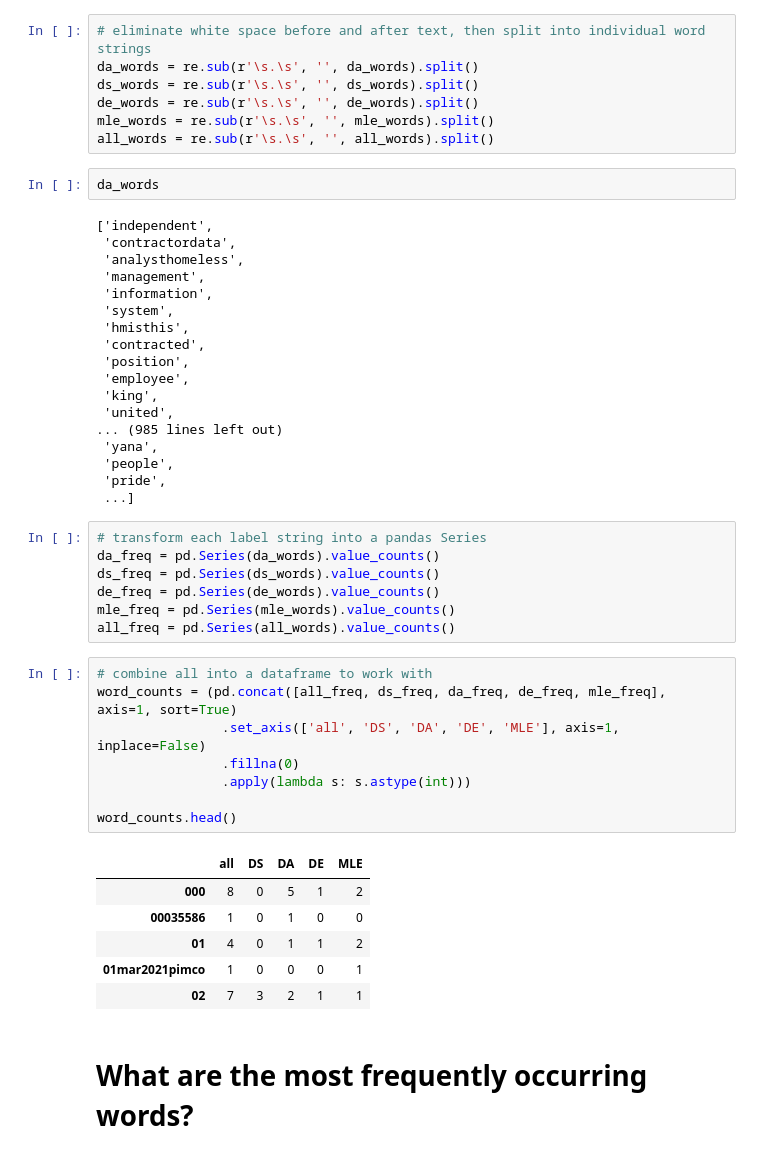
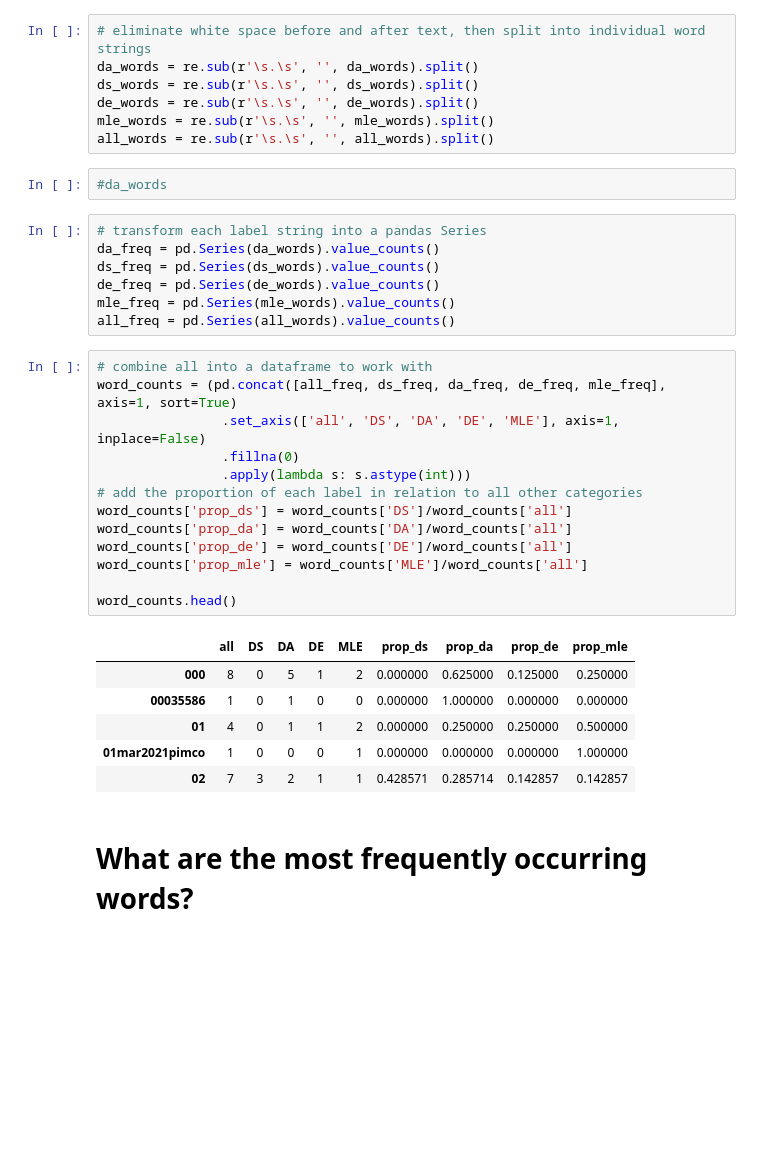
Before and after one commit to Brandon-Martinez27/data-job-resume-booster, a Jupyter notebook: explore.ipynb, the cells around one changed output. Cells and saved outputs as stored; diff of their text form; blank space fills up the shorter version.

```diff
--- a/explore.ipynb
+++ b/explore.ipynb
@@ -113,26 +113,8 @@ ds_words = re.sub(r'\s.\s', '', ds_words).split()
 de_words = re.sub(r'\s.\s', '', de_words).split()
 mle_words = re.sub(r'\s.\s', '', mle_words).split()
 all_words = re.sub(r'\s.\s', '', all_words).split()
-# %%
-da_words
-# %% [output]
-['independent',
- 'contractordata',
- 'analysthomeless',
- 'management',
- 'information',
- 'system',
- 'hmisthis',
- 'contracted',
- 'position',
- 'employee',
- 'king',
- 'united',
-... (985 lines left out)
- 'yana',
- 'people',
- 'pride',
- ...]
+# %%
+#da_words
 # %%
 # transform each label string into a pandas Series
 da_freq = pd.Series(da_words).value_counts()
@@ -143,18 +125,23 @@ all_freq = pd.Series(all_words).value_counts()
 # %%
 # combine all into a dataframe to work with
 word_counts = (pd.concat([all_freq, ds_freq, da_freq, de_freq, mle_freq], axis=1, sort=True)
                 .set_axis(['all', 'DS', 'DA', 'DE', 'MLE'], axis=1, inplace=False)
                 .fillna(0)
                 .apply(lambda s: s.astype(int)))
+# add the proportion of each label in relation to all other categories
+word_counts['prop_ds'] = word_counts['DS']/word_counts['all']
+word_counts['prop_da'] = word_counts['DA']/word_counts['all']
+word_counts['prop_de'] = word_counts['DE']/word_counts['all']
+word_counts['prop_mle'] = word_counts['MLE']/word_counts['all']
 
 word_counts.head()
 # %% [output]
-|  | all | DS | DA | DE | MLE |
-| 000 | 8 | 0 | 5 | 1 | 2 |
-| 00035586 | 1 | 0 | 1 | 0 | 0 |
-| 01 | 4 | 0 | 1 | 1 | 2 |
-| 01mar2021pimco | 1 | 0 | 0 | 0 | 1 |
-| 02 | 7 | 3 | 2 | 1 | 1 |
+|  | all | DS | DA | DE | MLE | prop_ds | prop_da | prop_de | prop_mle |
+| 000 | 8 | 0 | 5 | 1 | 2 | 0.000000 | 0.625000 | 0.125000 | 0.250000 |
+| 00035586 | 1 | 0 | 1 | 0 | 0 | 0.000000 | 1.000000 | 0.000000 | 0.000000 |
+| 01 | 4 | 0 | 1 | 1 | 2 | 0.000000 | 0.250000 | 0.250000 | 0.500000 |
+| 01mar2021pimco | 1 | 0 | 0 | 0 | 1 | 0.000000 | 0.000000 | 0.000000 | 1.000000 |
+| 02 | 7 | 3 | 2 | 1 | 1 | 0.428571 | 0.285714 | 0.142857 | 0.142857 |
 # %% [markdown]
 # What are the most frequently occurring words?
 # %%
```
Also changed, not shown: parts of 28 cells of this notebook.
